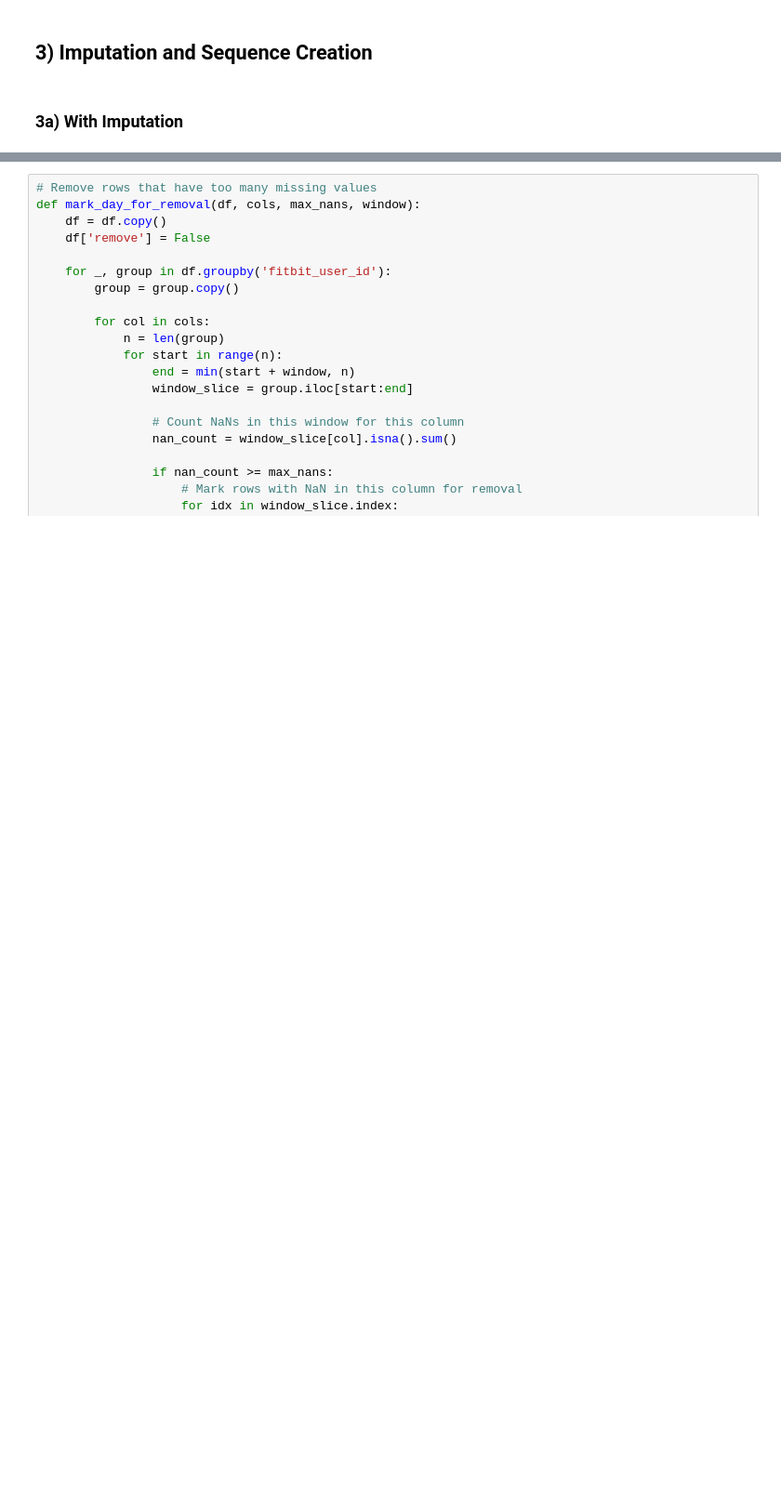
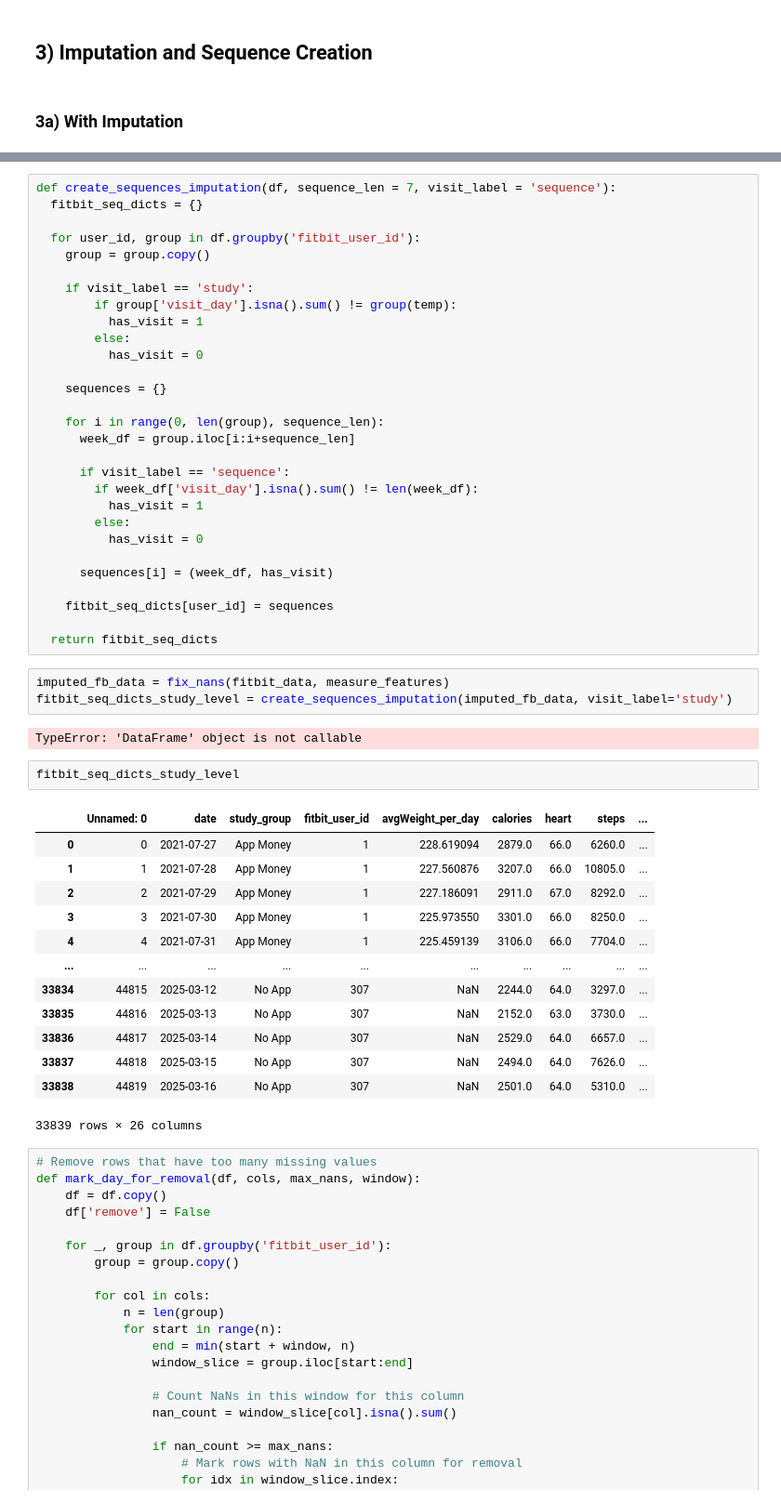
Before and after one commit to jhdaws/mhealth_classification, a Jupyter notebook: lstm/lstm_data_setup.ipynb, the cells around one changed output, grey strips where cells are left out. Shown at 93% size. Drawn from its saved outputs; the diff is of its cells as text; blank space fills up the shorter version.

Commit message:
almost finished with sequence creation

```diff
--- a/lstm/lstm_data_setup.ipynb
+++ b/lstm/lstm_data_setup.ipynb
@@ -288,3 +333,53 @@ def determine_visit_label(df, granularity):
+# %%
+def create_sequences_imputation(df, sequence_len = 7, visit_label = 'sequence'):
+  fitbit_seq_dicts = {}
+
+  for user_id, group in df.groupby('fitbit_user_id'):
+    group = group.copy()
+
+    if visit_label == 'study':
+        if group['visit_day'].isna().sum() != group(temp):
+          has_visit = 1
+        else:
+          has_visit = 0
+
+    sequences = {}
+
+    for i in range(0, len(group), sequence_len):
+      week_df = group.iloc[i:i+sequence_len]
+
+      if visit_label == 'sequence':
+        if week_df['visit_day'].isna().sum() != len(week_df):
+          has_visit = 1
+        else:
+          has_visit = 0
+
+      sequences[i] = (week_df, has_visit)
+
+    fitbit_seq_dicts[user_id] = sequences
+
+  return fitbit_seq_dicts
+# %%
+imputed_fb_data = fix_nans(fitbit_data, measure_features)
+fitbit_seq_dicts_study_level = create_sequences_imputation(imputed_fb_data, visit_label='study')
+# %% [output]
+TypeError: 'DataFrame' object is not callable
+# %%
+fitbit_seq_dicts_study_level
+# %% [output]
+|  | Unnamed: 0 | date | study_group | fitbit_user_id | avgWeight_per_day | calories | heart | steps | ... |
+| 0 | 0 | 2021-07-27 | App Money | 1 | 228.619094 | 2879.0 | 66.0 | 6260.0 | ... |
+| 1 | 1 | 2021-07-28 | App Money | 1 | 227.560876 | 3207.0 | 66.0 | 10805.0 | ... |
+| 2 | 2 | 2021-07-29 | App Money | 1 | 227.186091 | 2911.0 | 67.0 | 8292.0 | ... |
+| 3 | 3 | 2021-07-30 | App Money | 1 | 225.973550 | 3301.0 | 66.0 | 8250.0 | ... |
+| 4 | 4 | 2021-07-31 | App Money | 1 | 225.459139 | 3106.0 | 66.0 | 7704.0 | ... |
+| ... | ... | ... | ... | ... | ... | ... | ... | ... | ... |
+| 33834 | 44815 | 2025-03-12 | No App | 307 | NaN | 2244.0 | 64.0 | 3297.0 | ... |
+| 33835 | 44816 | 2025-03-13 | No App | 307 | NaN | 2152.0 | 63.0 | 3730.0 | ... |
+| 33836 | 44817 | 2025-03-14 | No App | 307 | NaN | 2529.0 | 64.0 | 6657.0 | ... |
+| 33837 | 44818 | 2025-03-15 | No App | 307 | NaN | 2494.0 | 64.0 | 7626.0 | ... |
+| 33838 | 44819 | 2025-03-16 | No App | 307 | NaN | 2501.0 | 64.0 | 5310.0 | ... |
+33839 rows × 26 columns
 # %%
 # Remove rows that have too many missing values
 def mark_day_for_removal(df, cols, max_nans, window):
```
Also changed, not shown: parts of 10 cells of this notebook.
